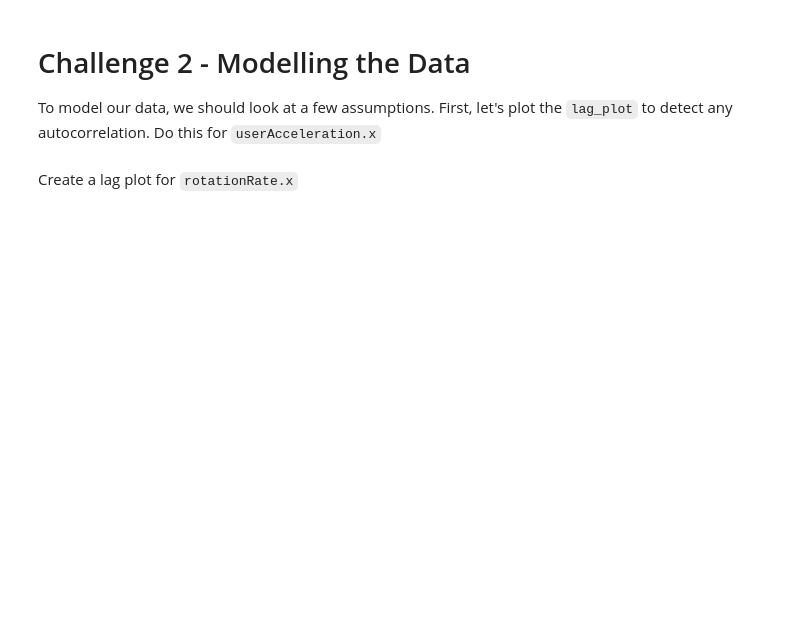
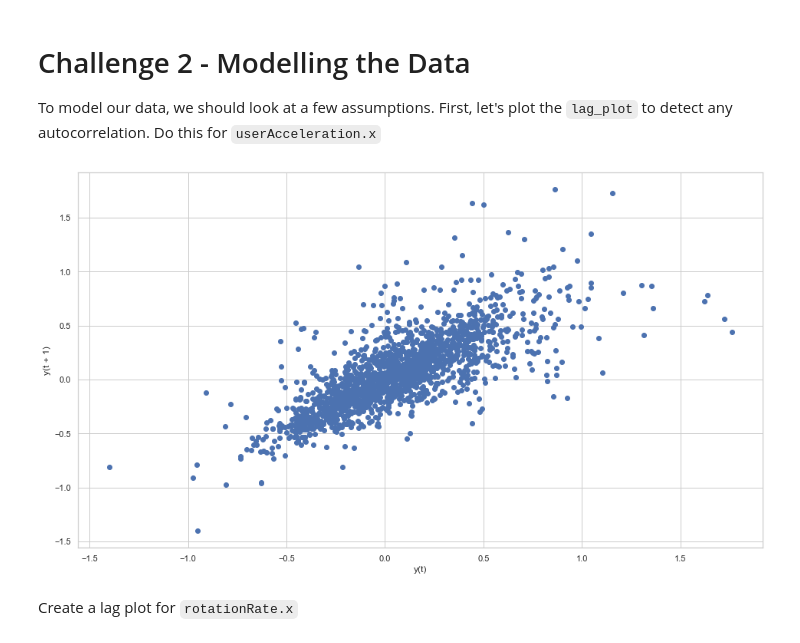
Before and after one commit to Ironhack-data-bcn-january-2023/lab-time-series, a Jupyter notebook: your-code/main.ipynb, the cells around one changed output. Drawn from its saved outputs; the diff is of its cells as text; code cells hidden in the pictures; blank space fills up the shorter version.

```diff
--- a/your-code/main.ipynb
+++ b/your-code/main.ipynb
@@ -86,6 +147,9 @@ Plot the decomposed time series of `rotationRate.x` also with a frequency of 60.
 To model our data, we should look at a few assumptions. First, let's plot the `lag_plot` to detect any autocorrelation. Do this for `userAcceleration.x`
 # %%
 # Your code here:
+pd.plotting.lag_plot(sensor["userAcceleration.x"], lag=1);
+# %% [output]
+[figure, added]
 # %% [markdown]
 Create a lag plot for `rotationRate.x`
 # %%
```
Also changed, not shown: parts of 15 cells of this notebook.
